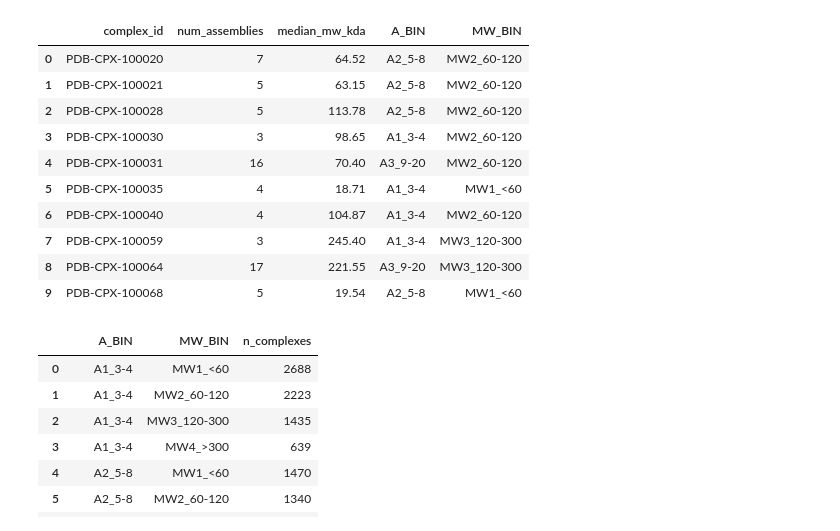
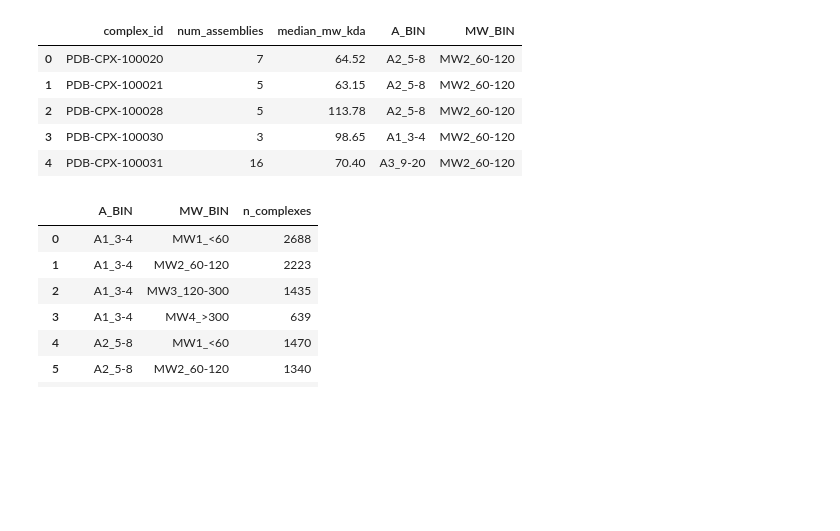
Before and after one commit to PDBe-KB/pdbe-kb-shape-benchmark, a Jupyter notebook: build_benchmark_dataset.ipynb, the cells around one changed output. Drawn from its saved outputs; the diff is of its cells as text; code cells hidden in the pictures; blank space fills up the shorter version.

```diff
--- a/build_benchmark_dataset.ipynb
+++ b/build_benchmark_dataset.ipynb
@@ -77,19 +69,14 @@ out_with_bins = "complexes_with_bins.csv"
 df_out = df[["complex_id", "num_assemblies", "median_mw_kda", "A_BIN", "MW_BIN"]].copy()
 df_out.to_csv(out_with_bins, index=False)
 # %%
-df_out.head(10)
+df_out.head(5)
 # %% [output]
 |  | complex_id | num_assemblies | median_mw_kda | A_BIN | MW_BIN |
 | 0 | PDB-CPX-100020 | 7 | 64.52 | A2_5-8 | MW2_60-120 |
 | 1 | PDB-CPX-100021 | 5 | 63.15 | A2_5-8 | MW2_60-120 |
 | 2 | PDB-CPX-100028 | 5 | 113.78 | A2_5-8 | MW2_60-120 |
 | 3 | PDB-CPX-100030 | 3 | 98.65 | A1_3-4 | MW2_60-120 |
 | 4 | PDB-CPX-100031 | 16 | 70.40 | A3_9-20 | MW2_60-120 |
-| 5 | PDB-CPX-100035 | 4 | 18.71 | A1_3-4 | MW1_<60 |
-| 6 | PDB-CPX-100040 | 4 | 104.87 | A1_3-4 | MW2_60-120 |
-| 7 | PDB-CPX-100059 | 3 | 245.40 | A1_3-4 | MW3_120-300 |
-| 8 | PDB-CPX-100064 | 17 | 221.55 | A3_9-20 | MW3_120-300 |
-| 9 | PDB-CPX-100068 | 5 | 19.54 | A2_5-8 | MW1_<60 |
 # %%
 # Create cell counts table (how many complexes per bin cell)
 cell_counts = (
```
Also changed, not shown: parts of 21 cells of this notebook.
